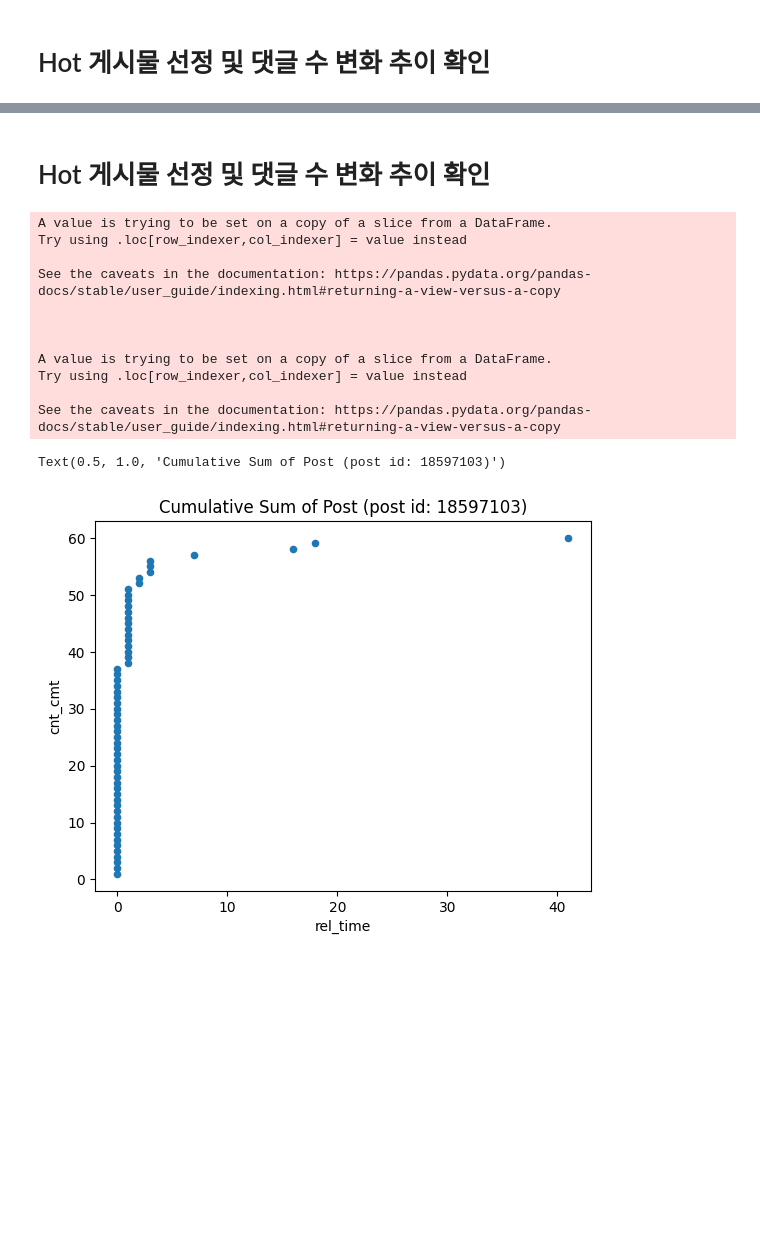
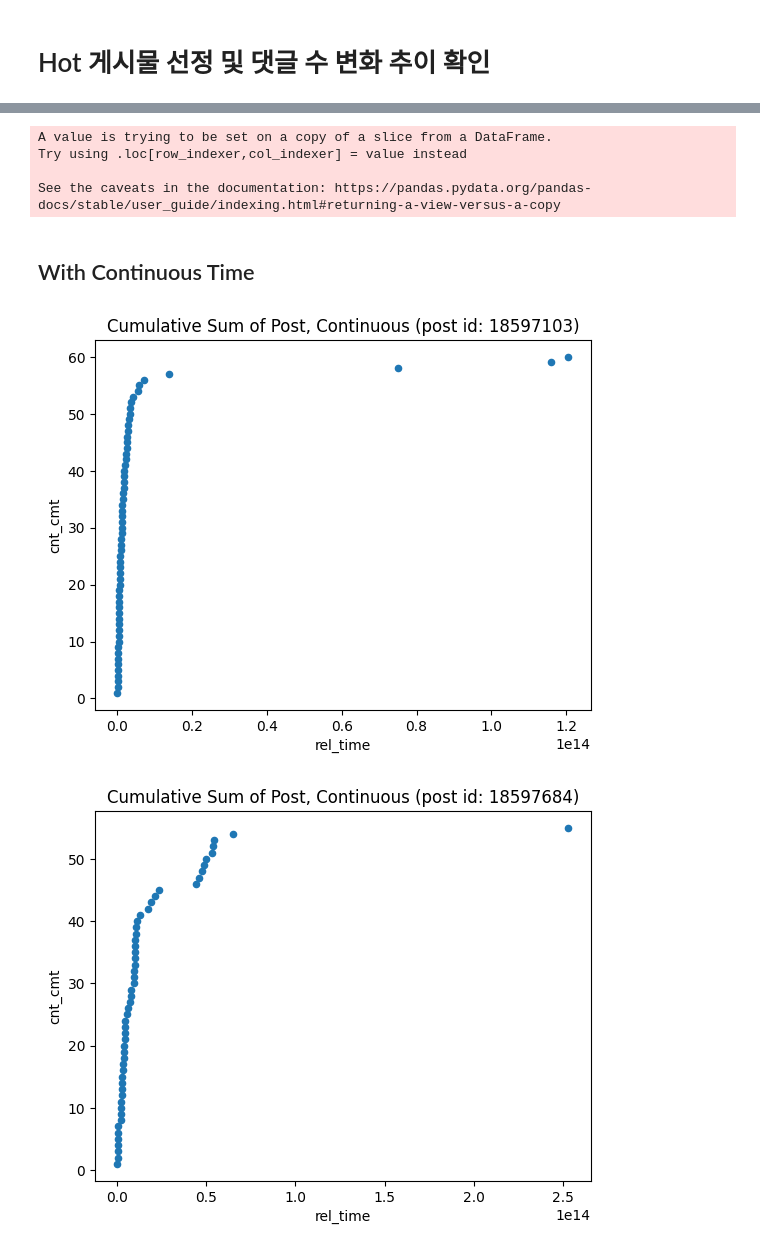
Before and after one commit to softeerbootcamp4th/Team3-NarockIsAlsoRock-DE, a Jupyter notebook: model/EDA/gu/code/EDA_아이오닉_iccu.ipynb, the cells around one changed output, grey strips where cells are left out. Drawn from its saved outputs; the diff is of its cells as text; code cells hidden in the pictures; blank space fills up the shorter version.

```diff
--- a/model/EDA/gu/code/EDA_아이오닉_iccu.ipynb
+++ b/model/EDA/gu/code/EDA_아이오닉_iccu.ipynb
@@ -108,8 +108,6 @@ hot_posts.head(3)
 | 276 | 18597103 | 2024 전기차 보조금 확정 | 제대로 받는 차량은...국산중에서도 딱 꼬집어 현대 아이오닉... | 2.0 | https://www.clien.net/service/boa... | 이즈의무희 | 6304 | 2024-02-20 14:01:43 | 2024-02-20 14:04:53 | clien | ... |
 | 36 | 18597684 | 아이오닉5 ICCU 결함 당첨 이네요 | 리콜 소프트웨어도 받았구먼소용이 없네요뒷자리 에서 퍽소리 나... | 7.0 | https://www.clien.net/service/boa... | 또르띠아 | 8769 | 2024-02-20 18:34:02 | NaN | clien | ... |
 | 144 | 1398628 | iccu 글 보자마자 제차가 똑같이 됐어요 | 몇주전에는 운전석 손잡이 자동잠금장치가 고장나더니이번에는 i... | 0.0 | https://cafe.naver.com/ca-fe/Arti... | 쩡I아이오닉6I서울 | 1475 | 2024-02-20 12:11:00 | NaN | naver_cafe | ... |
-# %% [markdown]
-# Hot 게시물 선정 및 댓글 수 변화 추이 확인
 # %%
 # load dataset with full comments info
 per_community_dfs = []
@@ -126,29 +124,24 @@ for community in communities:
     per_community_dfs.append(per_community_df)
 df = pd.concat(per_community_dfs)
 # %%
-hot_post_id = ['18597103', '18597684', '1398628']
 condition = (df.id==18597103) | (df.id==18597684) | (df.id==1398628)
 hot_post_df = df[condition]
 hot_post_df['rel_time'] = hot_post_df['cmt_created_at'] - hot_post_df['created_at'] # time delta
-hot_post_df['rel_time'] = hot_post_df['rel_time'].apply(timedelta_to_seconds) // (30*60) # applying binnig (30 minutes)
 # %% [output]
 A value is trying to be set on a copy of a slice from a DataFrame.
 Try using .loc[row_indexer,col_indexer] = value instead
 
 See the caveats in the documentation: https://pandas.pydata.org/pandas-docs/stable/user_guide/indexing.html#returning-a-view-versus-a-copy
-
-
-
-A value is trying to be set on a copy of a slice from a DataFrame.
-Try using .loc[row_indexer,col_indexer] = value instead
-
-See the caveats in the documentation: https://pandas.pydata.org/pandas-docs/stable/user_guide/indexing.html#returning-a-view-versus-a-copy
+# %% [markdown]
+## With Continuous Time
 # %%
-post_id = 18597103
-post_df = hot_post_df[hot_post_df.id==post_id].sort_values(by=['rel_time'])
-post_df['cnt_cmt'] = [x for x in range(1, post_df.shape[0]+1)]
-post_df.plot(x='rel_time', y='cnt_cmt', kind='scatter')
-plt.title(f"Cumulative Sum of Post (post id: {post_id})")
+post_ids = [18597103, 18597684, 1398628]
+
+for post_id in post_ids:
+    post_df = hot_post_df[hot_post_df.id==post_id].sort_values(by=['rel_time'])
+    post_df['cnt_cmt'] = [x for x in range(1, post_df.shape[0]+1)]
+    post_df.plot(x='rel_time', y='cnt_cmt', kind='scatter')
+    plt.title(f"Cumulative Sum of Post, Continuous (post id: {post_id})")
 # %% [output]
-Text(0.5, 1.0, 'Cumulative Sum of Post (post id: 18597103)')
-[figure, old version]
+[figure, new version]
+[figure, added]
```
Also changed, not shown: parts of 4 cells of this notebook, 21 other files.
